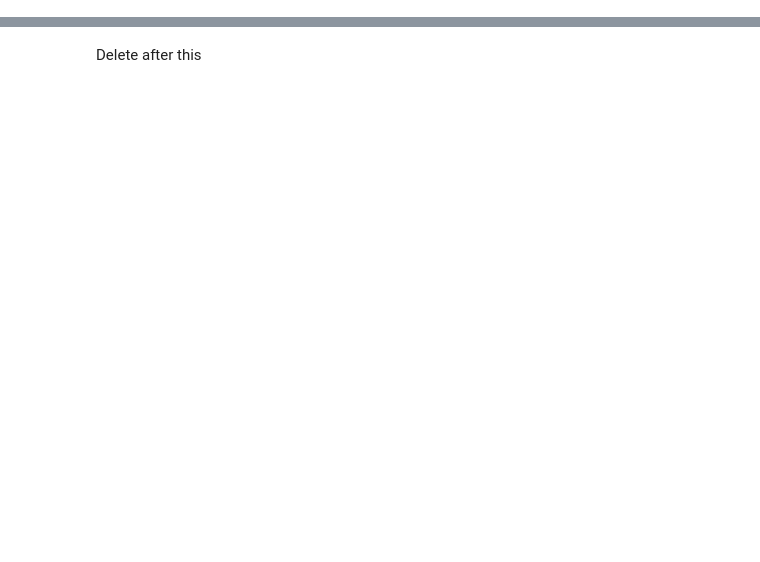
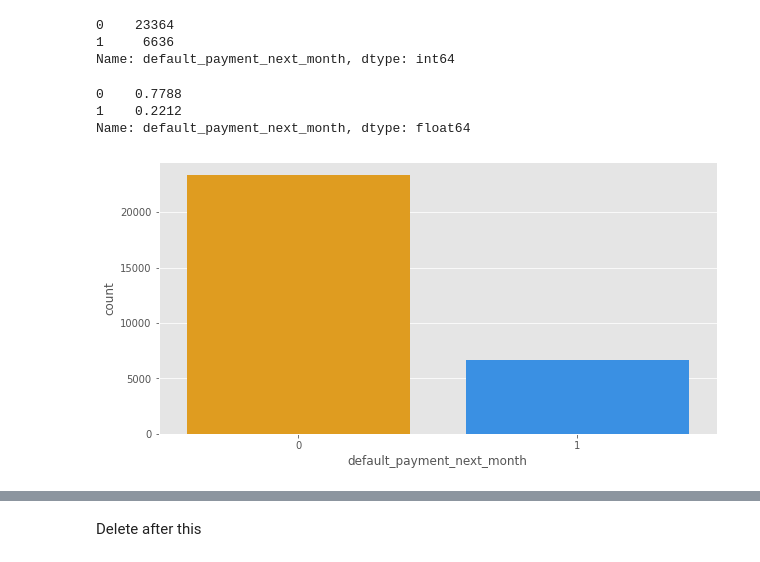
Before and after one commit to harshithgowdakc/Credit-Card-Default-Prediction, a Jupyter notebook: Credit_Card_Default_Prediction.ipynb, the cells around one changed output, grey strips where cells are left out. Drawn from its saved outputs; the diff is of its cells as text; code cells hidden in the pictures; blank space fills up the shorter version.

Commit message:
Data_Selection

```diff
--- a/Credit_Card_Default_Prediction.ipynb
+++ b/Credit_Card_Default_Prediction.ipynb
@@ -104,0 +313,31 @@ df.describe()
+# %%
+#renaming for better convinience
+df.rename(columns={'default payment next month' : 'default_payment_next_month'}, inplace=True)
+# %%
+# counts the dependent variable data set
+df['default_payment_next_month'].value_counts()
+# %% [output]
+0    23364
+1     6636
+Name: default_payment_next_month, dtype: int64
+# %%
+# Get the proportion of customers who had default payment in the next month
+# About 22% customers had default payment next month
+
+df['default_payment_next_month'].value_counts(normalize=True)
+# %% [output]
+0    0.7788
+1    0.2212
+Name: default_payment_next_month, dtype: float64
+# %%
+#plotting the count plot to vizualize the data distribution
+# set the color palette to the same colors as in the pie chart
+colors = ['#FFA500', '#1E90FF']
+sns.set_palette(sns.color_palette(colors))
+
+#plot the count plot to check the data distribution
+plt.figure(figsize=(10,5))
+sns.countplot(x='default_payment_next_month', data=df)
+plt.show()
+# %% [output]
+[figure, added]
```
Also changed, not shown: parts of 188 cells of this notebook.
